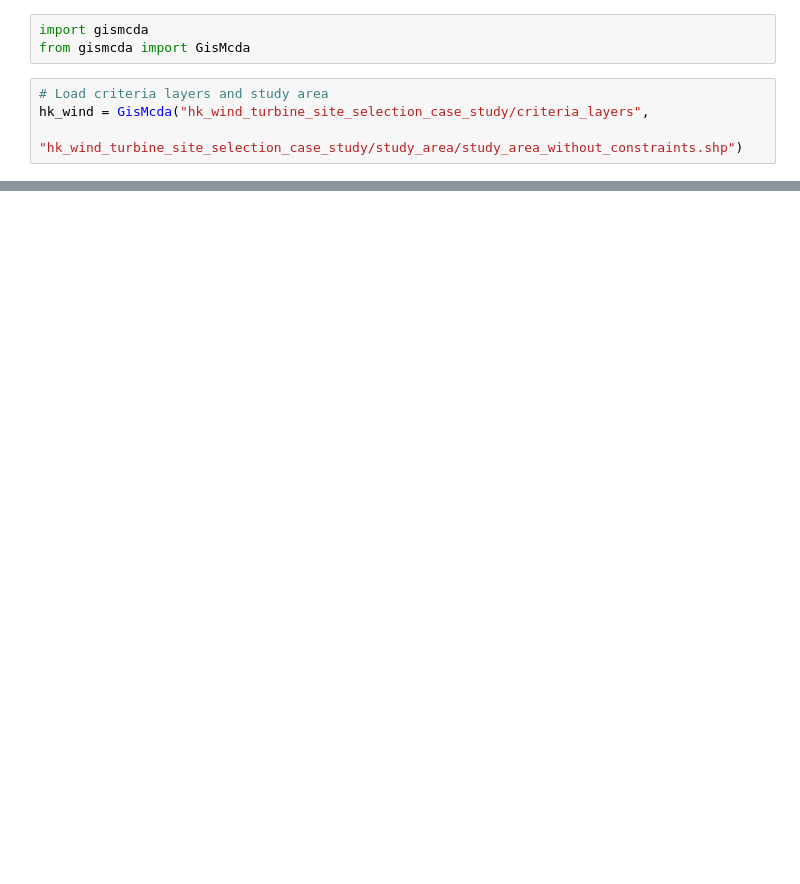
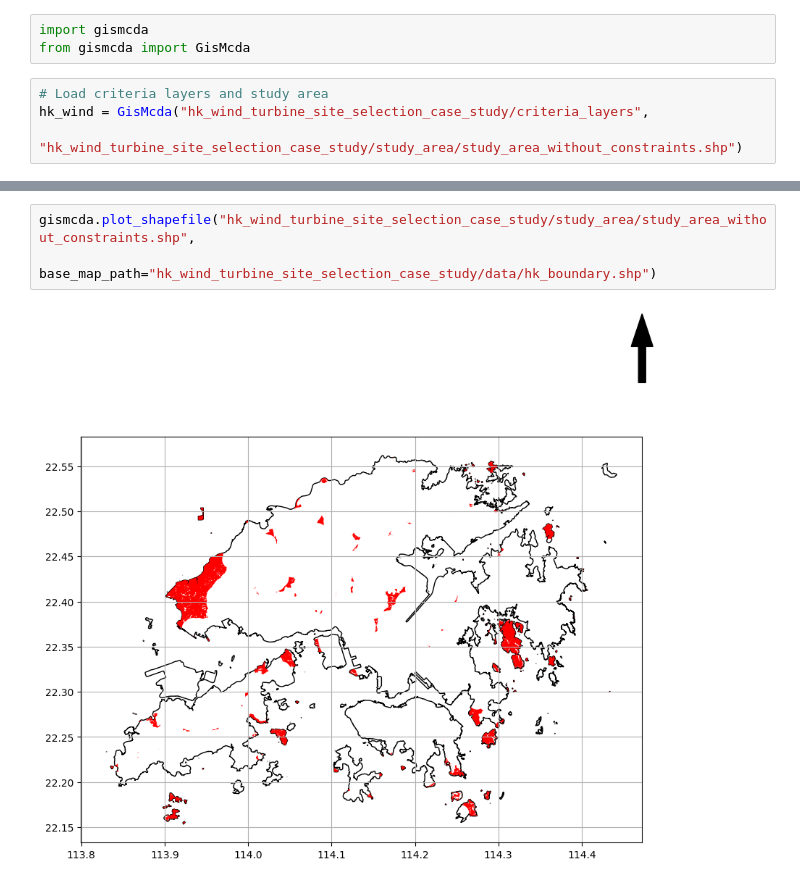
Before and after one commit to jamestse1114/Open-source-Tools-for-Solar-Energy-Site-Selection, a Jupyter notebook: example.ipynb, the cells around one changed output, grey strips where cells are left out. Saved outputs shown, nothing was run; the diff lists cells and outputs as text; blank space fills up the shorter version.

```diff
--- a/example.ipynb
+++ b/example.ipynb
@@ -117,0 +124,5 @@ UnboundLocalError: cannot access local variable 'mask' where it is not associate
+# %%
+gismcda.plot_shapefile("hk_wind_turbine_site_selection_case_study/study_area/study_area_without_constraints.shp",
+                       base_map_path="hk_wind_turbine_site_selection_case_study/data/hk_boundary.shp")
+# %% [output]
+[figure, added]
```
Also changed, not shown: parts of 9 cells of this notebook, 20 other files.
